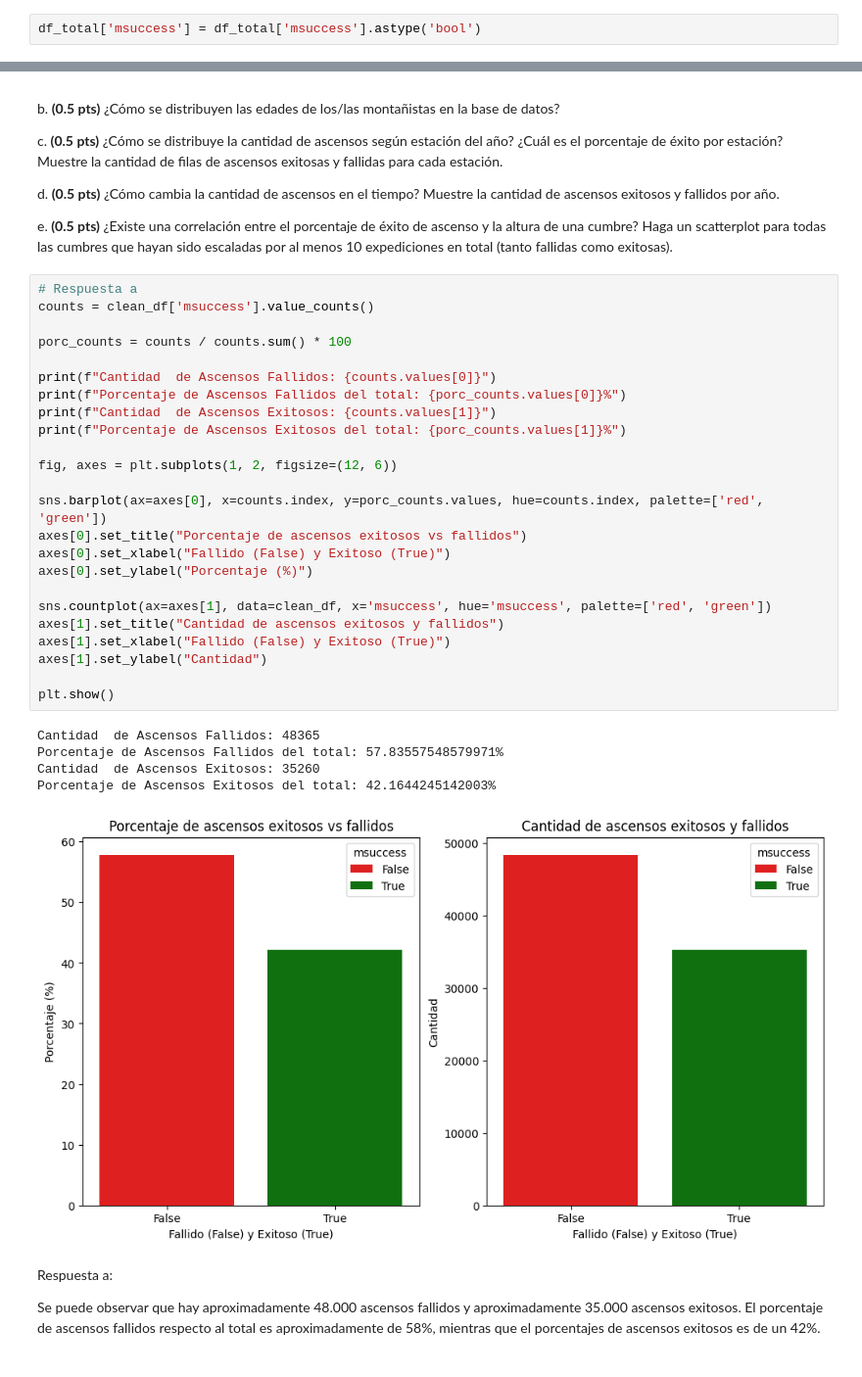
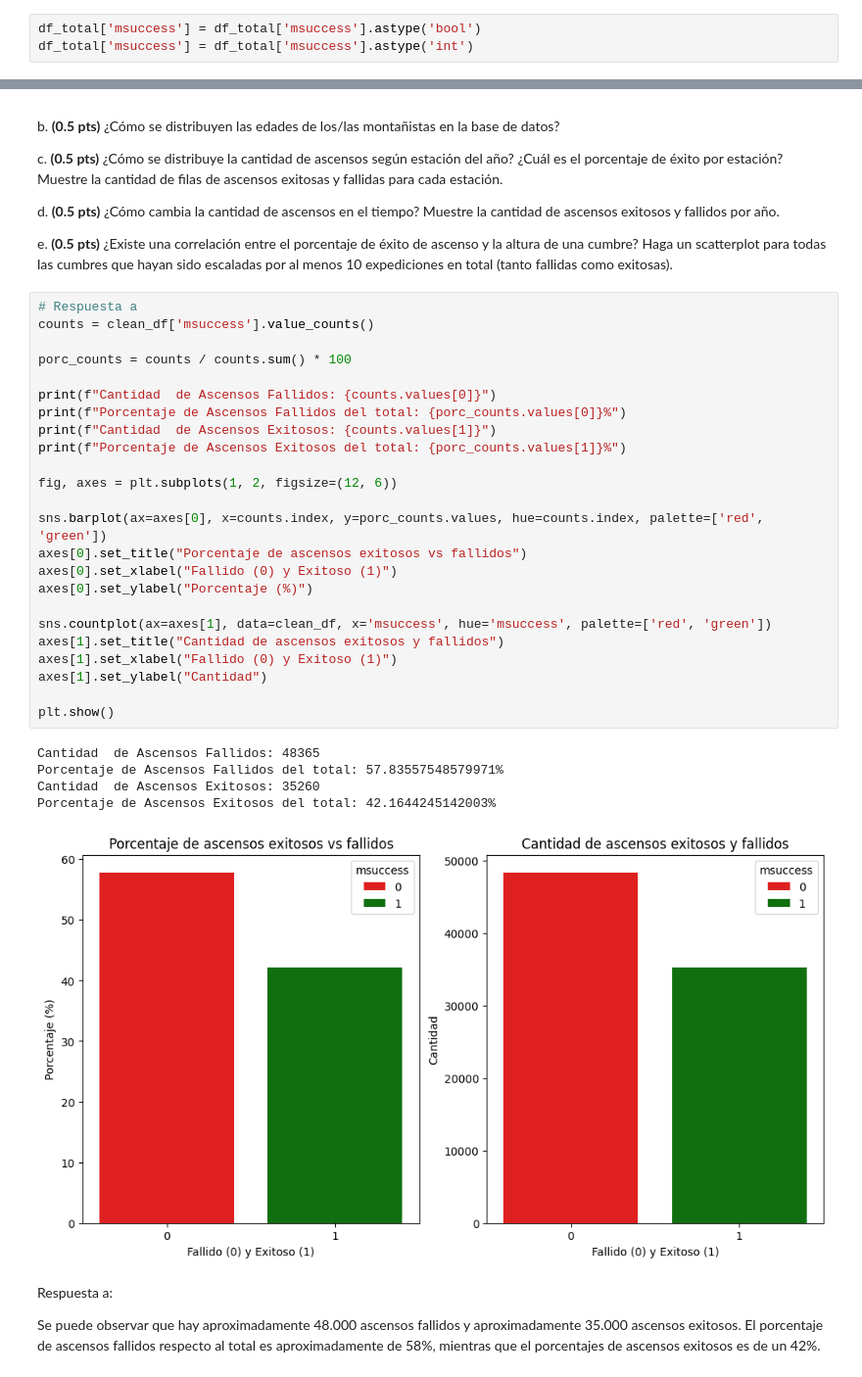
Before and after one commit to Fi-Vera/IMT2200-Francisco-Vera, a Jupyter notebook: Tareas/Tarea 4/IMT2200-25s2 - Tarea 04.ipynb, the cells around one changed output, grey strips where cells are left out. Shown: that part at 98% size. Drawn from its saved outputs; the diff is of its cells as text.

```diff
--- a/Tareas/Tarea 4/IMT2200-25s2 - Tarea 04.ipynb
+++ b/Tareas/Tarea 4/IMT2200-25s2 - Tarea 04.ipynb
@@ -186,5 +186,6 @@ Se convierte la columna ``msuccess`` en booleanos ya que solo tiene valores de T
 # %%
 df_total['msuccess'] = df_total['msuccess'].astype('bool')
+df_total['msuccess'] = df_total['msuccess'].astype('int')
 # %% [markdown]
 Se convierte la columna ``season`` en categoria ya que contiene 4 valores unicos solamente.
 # %%
@@ -249,33 +250,33 @@ e. **(0.5 pts)** ¿Existe una correlación entre el porcentaje de éxito de asce
 # %%
 # Respuesta a
 counts = clean_df['msuccess'].value_counts()
 
 porc_counts = counts / counts.sum() * 100
 
 print(f"Cantidad  de Ascensos Fallidos: {counts.values[0]}")
 print(f"Porcentaje de Ascensos Fallidos del total: {porc_counts.values[0]}%")
 print(f"Cantidad  de Ascensos Exitosos: {counts.values[1]}")
 print(f"Porcentaje de Ascensos Exitosos del total: {porc_counts.values[1]}%")
 
 fig, axes = plt.subplots(1, 2, figsize=(12, 6))
 
 sns.barplot(ax=axes[0], x=counts.index, y=porc_counts.values, hue=counts.index, palette=['red', 'green'])
 axes[0].set_title("Porcentaje de ascensos exitosos vs fallidos")
-axes[0].set_xlabel("Fallido (False) y Exitoso (True)")
+axes[0].set_xlabel("Fallido (0) y Exitoso (1)")
 axes[0].set_ylabel("Porcentaje (%)")
 
 sns.countplot(ax=axes[1], data=clean_df, x='msuccess', hue='msuccess', palette=['red', 'green'])
 axes[1].set_title("Cantidad de ascensos exitosos y fallidos")
-axes[1].set_xlabel("Fallido (False) y Exitoso (True)")
+axes[1].set_xlabel("Fallido (0) y Exitoso (1)")
 axes[1].set_ylabel("Cantidad")
 
 plt.show()
 # %% [output]
 Cantidad  de Ascensos Fallidos: 48365
 Porcentaje de Ascensos Fallidos del total: 57.83557548579971%
 Cantidad  de Ascensos Exitosos: 35260
 Porcentaje de Ascensos Exitosos del total: 42.1644245142003%
-[figure, old version]
+[figure, new version]
 # %% [markdown]
 Respuesta a:
 
```
Also changed, not shown: parts of 10 cells of this notebook.
